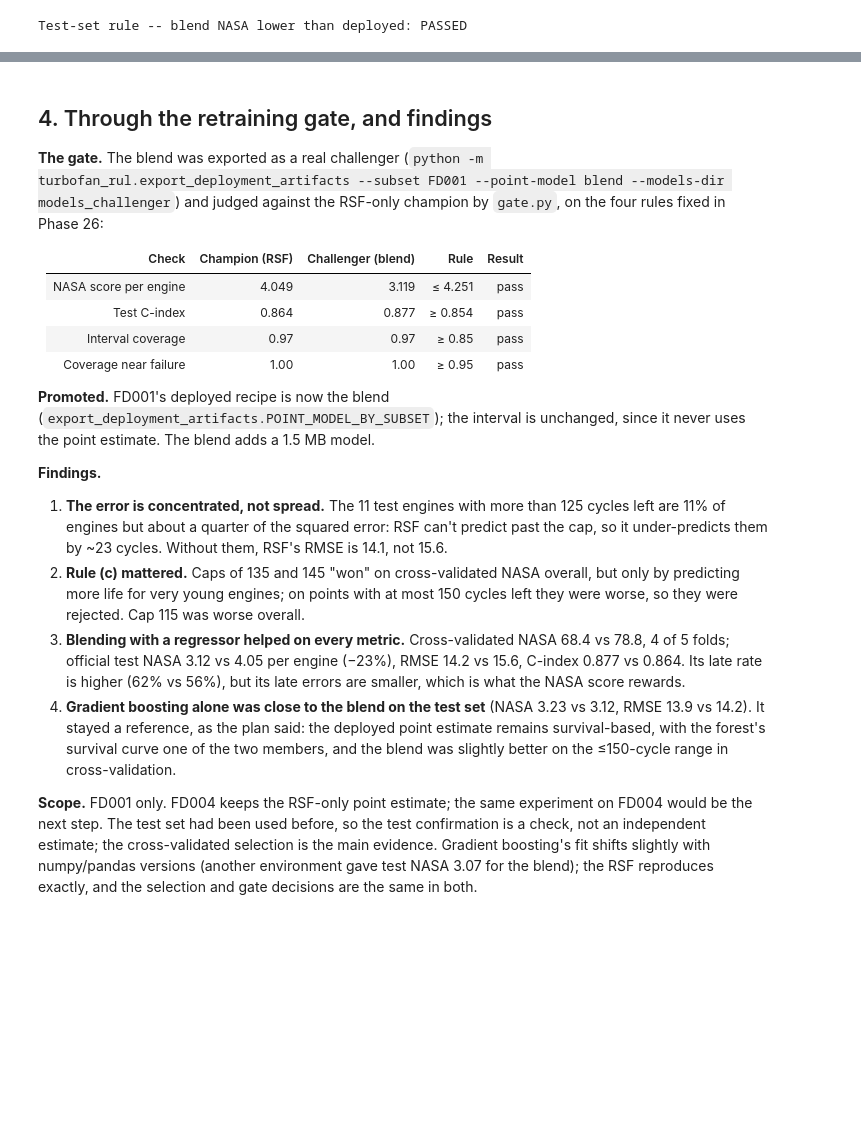
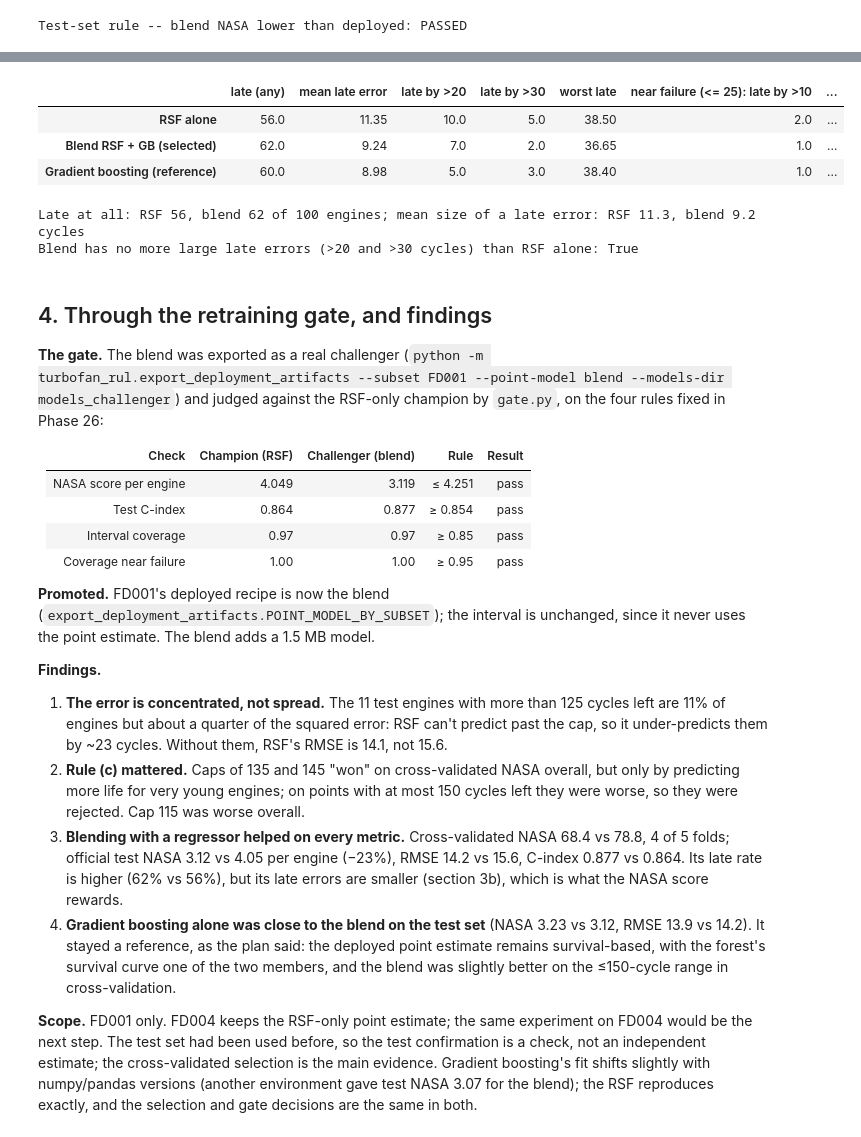
Before and after one commit to FranklinNwankwo/Jet_Engines-RUL, a Jupyter notebook: notebooks/18_point_estimate_candidates.ipynb, the cells around one changed output, grey strips where cells are left out. Saved outputs shown, nothing was run; the diff lists cells and outputs as text; code cells hidden in the pictures; blank space fills up the shorter version.

```diff
--- a/notebooks/18_point_estimate_candidates.ipynb
+++ b/notebooks/18_point_estimate_candidates.ipynb
@@ -227,3 +228,30 @@ Test-set rule -- blend NASA lower than deployed: PASSED
+# %%
+def late_severity(y, p, near=25):
+    y, p = np.asarray(y, float), np.asarray(p, float)
+    d = p - y
+    nf = y <= near
+    return {"late (any)": int((d > 0).sum()), "mean late error": d[d > 0].mean(),
+            "late by >20": int((d > 20).sum()), "late by >30": int((d > 30).sum()), "worst late": d.max(),
+            f"near failure (<= {near}): late by >10": int((d[nf] > 10).sum()),
+            f"near failure (<= {near}): worst late": d[nf].max(),
+            "true <= 50: late by >20": int((d[y <= 50] > 20).sum())}
+
+severity = pd.DataFrame({name: late_severity(test_pred.true, test_pred[col]) for name, col in
+                         [("RSF alone", "pred"), ("Blend RSF + GB (selected)", "blend"),
+                          ("Gradient boosting (reference)", "gbm")]}).T
+display(severity.astype(float).round(2))
+r, b = severity.loc["RSF alone"], severity.loc["Blend RSF + GB (selected)"]
+print(f"Late at all: RSF {int(r['late (any)'])}, blend {int(b['late (any)'])} of {len(test_pred)} engines; "
+      f"mean size of a late error: RSF {r['mean late error']:.1f}, blend {b['mean late error']:.1f} cycles")
+fewer = bool(b["late by >20"] <= r["late by >20"] and b["late by >30"] <= r["late by >30"])
+print("Blend has no more large late errors (>20 and >30 cycles) than RSF alone:", fewer)
+# %% [output]
+|  | late (any) | mean late error | late by >20 | late by >30 | worst late | near failure (<= 25): late by >10 | ... |
+| RSF alone | 56.0 | 11.35 | 10.0 | 5.0 | 38.50 | 2.0 | ... |
+| Blend RSF + GB (selected) | 62.0 | 9.24 | 7.0 | 2.0 | 36.65 | 1.0 | ... |
+| Gradient boosting (reference) | 60.0 | 8.98 | 5.0 | 3.0 | 38.40 | 1.0 | ... |
+Late at all: RSF 56, blend 62 of 100 engines; mean size of a late error: RSF 11.3, blend 9.2 cycles
+Blend has no more large late errors (>20 and >30 cycles) than RSF alone: True
 # %% [markdown]
 ## 4. Through the retraining gate, and findings
 
@@ -241,7 +269,7 @@ Test-set rule -- blend NASA lower than deployed: PASSED
 **Findings.**
 1. **The error is concentrated, not spread.** The 11 test engines with more than 125 cycles left are 11% of engines but about a quarter of the squared error: RSF can't predict past the cap, so it under-predicts them by ~23 cycles. Without them, RSF's RMSE is 14.1, not 15.6.
 2. **Rule (c) mattered.** Caps of 135 and 145 "won" on cross-validated NASA overall, but only by predicting more life for very young engines; on points with at most 150 cycles left they were worse, so they were rejected. Cap 115 was worse overall.
-3. **Blending with a regressor helped on every metric.** Cross-validated NASA 68.4 vs 78.8, 4 of 5 folds; official test NASA 3.12 vs 4.05 per engine (−23%), RMSE 14.2 vs 15.6, C-index 0.877 vs 0.864. Its late rate is higher (62% vs 56%), but its late errors are smaller, which is what the NASA score rewards.
+3. **Blending with a regressor helped on every metric.** Cross-validated NASA 68.4 vs 78.8, 4 of 5 folds; official test NASA 3.12 vs 4.05 per engine (−23%), RMSE 14.2 vs 15.6, C-index 0.877 vs 0.864. Its late rate is higher (62% vs 56%), but its late errors are smaller (section 3b), which is what the NASA score rewards.
 4. **Gradient boosting alone was close to the blend on the test set** (NASA 3.23 vs 3.12, RMSE 13.9 vs 14.2). It stayed a reference, as the plan said: the deployed point estimate remains survival-based, with the forest's survival curve one of the two members, and the blend was slightly better on the ≤150-cycle range in cross-validation.
 
 **Scope.** FD001 only. FD004 keeps the RSF-only point estimate; the same experiment on FD004 would be the next step. The test set had been used before, so the test confirmation is a check, not an independent estimate; the cross-validated selection is the main evidence. Gradient boosting's fit shifts slightly with numpy/pandas versions (another environment gave test NASA 3.07 for the blend); the RSF reproduces exactly, and the selection and gate decisions are the same in both.
```
Also changed, not shown: parts of 2 cells of this notebook, 9 other files.
